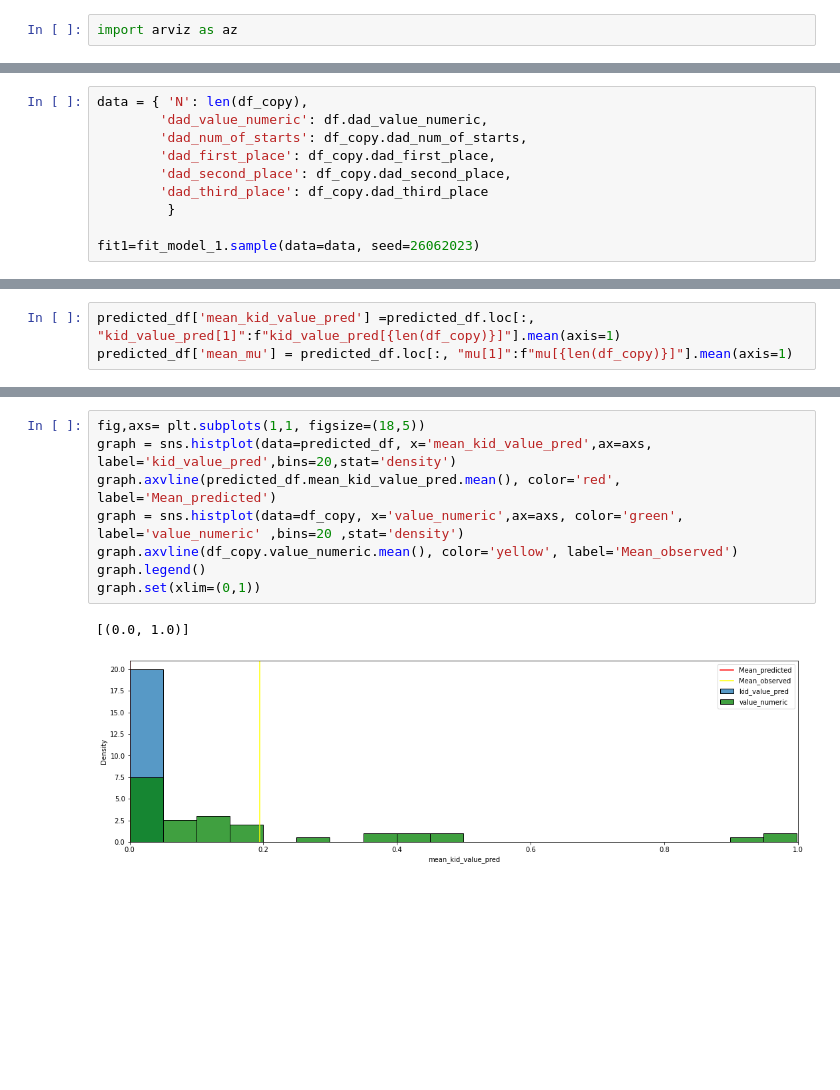
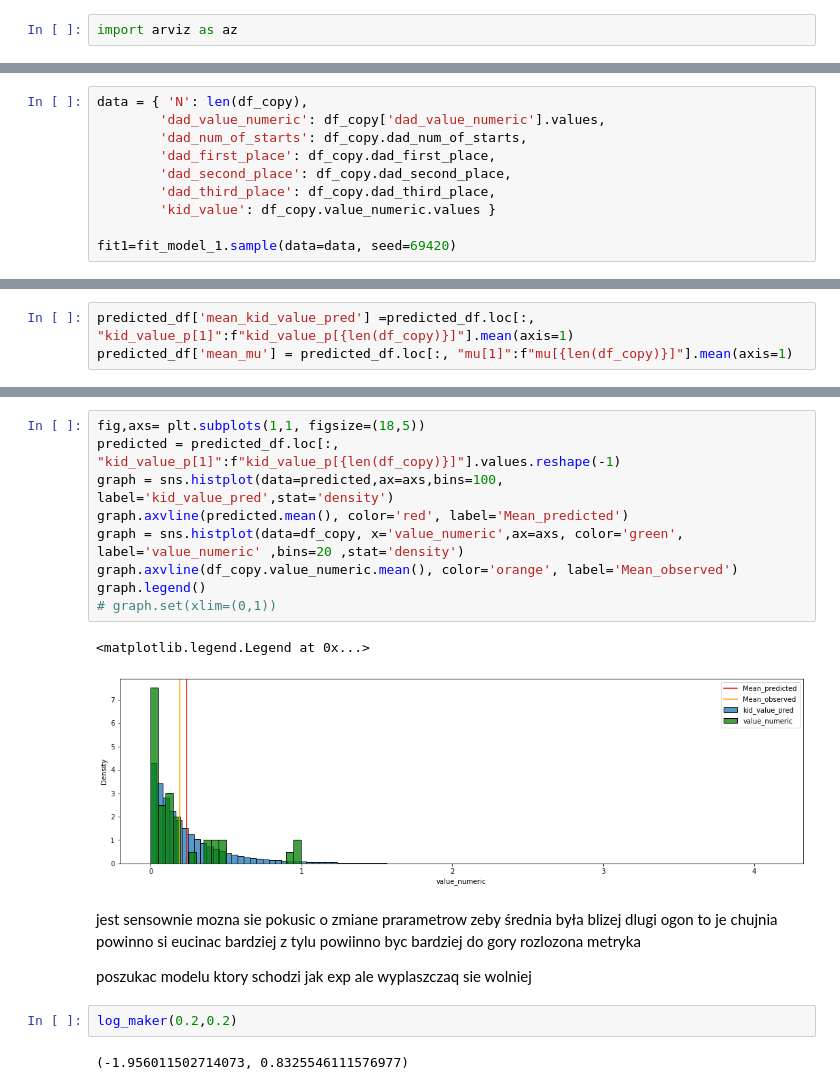
Before and after one commit to Motyleczek/racehorse_bayes, a Jupyter notebook: data_analysis.ipynb, the cells around one changed output, grey strips where cells are left out. Drawn from its saved outputs; the diff is of its cells as text; blank space fills up the shorter version.

```diff
--- a/data_analysis.ipynb
+++ b/data_analysis.ipynb
@@ -454,14 +379,14 @@ g++ -std=c++1y -pthread -D_REENTRANT -Wno-sign-compare -Wno-ignored-attributes
 rm -f /home/racehorse_bayes/models/model_ppc_ver2.o
 # %%
 data = { 'N': len(df_copy),
-        'dad_value_numeric': df.dad_value_numeric,
+        'dad_value_numeric': df_copy['dad_value_numeric'].values,
         'dad_num_of_starts': df_copy.dad_num_of_starts,
         'dad_first_place': df_copy.dad_first_place,
         'dad_second_place': df_copy.dad_second_place,
-        'dad_third_place': df_copy.dad_third_place
-         }
+        'dad_third_place': df_copy.dad_third_place,
+        'kid_value': df_copy.value_numeric.values }
 
-fit1=fit_model_1.sample(data=data, seed=26062023)
+fit1=fit_model_1.sample(data=data, seed=69420)
 # %% [output]
 INFO:cmdstanpy:CmdStan start processing
 chain 1 |          | 00:00 Status
@@ -511,3 +440,3 @@ predicted_df.head()
 # %%
-predicted_df['mean_kid_value_pred'] =predicted_df.loc[:, "kid_value_pred[1]":f"kid_value_pred[{len(df_copy)}]"].mean(axis=1)
+predicted_df['mean_kid_value_pred'] =predicted_df.loc[:, "kid_value_p[1]":f"kid_value_p[{len(df_copy)}]"].mean(axis=1)
 predicted_df['mean_mu'] = predicted_df.loc[:, "mu[1]":f"mu[{len(df_copy)}]"].mean(axis=1)
@@ -514,11 +454,26 @@ predicted_df['mean_mu'] = predicted_df.loc[:, "mu[1]":f"mu[{len(df_copy)}]"].mea
 # %%
 fig,axs= plt.subplots(1,1, figsize=(18,5))
-graph = sns.histplot(data=predicted_df, x='mean_kid_value_pred',ax=axs, label='kid_value_pred',bins=20,stat='density')
-graph.axvline(predicted_df.mean_kid_value_pred.mean(), color='red', label='Mean_predicted')
+predicted = predicted_df.loc[:, "kid_value_p[1]":f"kid_value_p[{len(df_copy)}]"].values.reshape(-1)
+graph = sns.histplot(data=predicted,ax=axs,bins=100, label='kid_value_pred',stat='density')
+graph.axvline(predicted.mean(), color='red', label='Mean_predicted')
 graph = sns.histplot(data=df_copy, x='value_numeric',ax=axs, color='green', label='value_numeric' ,bins=20 ,stat='density')
-graph.axvline(df_copy.value_numeric.mean(), color='yellow', label='Mean_observed')
+graph.axvline(df_copy.value_numeric.mean(), color='orange', label='Mean_observed')
 graph.legend()
-graph.set(xlim=(0,1))
+# graph.set(xlim=(0,1))
 # %% [output]
-[(0.0, 1.0)]
+<matplotlib.legend.Legend at 0x...>
-[figure, old version]
+[figure, new version]
+# %% [markdown]
+jest sensownie mozna sie pokusic o zmiane prarametrow zeby średnia była blizej
+dlugi ogon to je chujnia
+powinno si eucinac bardziej z tylu
+powiinno byc bardziej do gory
+rozlozona metryka
+
+
+
+poszukac modelu ktory schodzi jak exp ale wyplaszczaq sie wolniej
+# %%
+log_maker(0.2,0.2)
+# %% [output]
+(-1.956011502714073, 0.8325546111576977)
```
Also changed, not shown: parts of 32 cells of this notebook, 11 other files.
